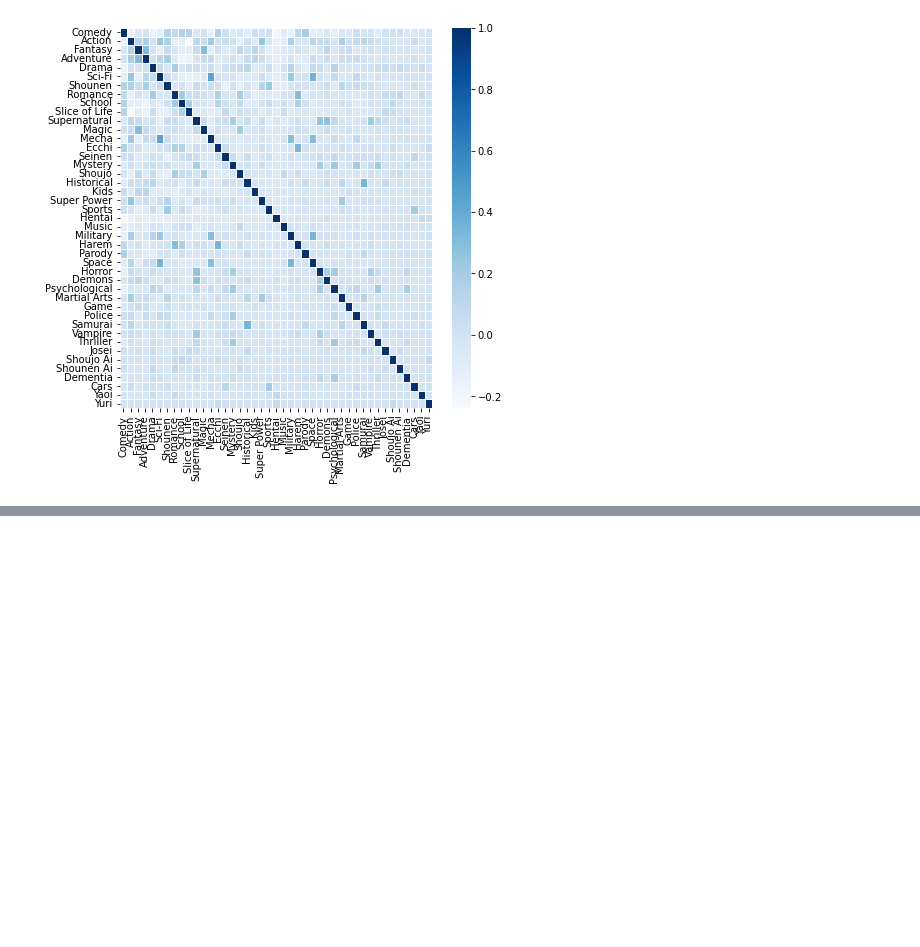
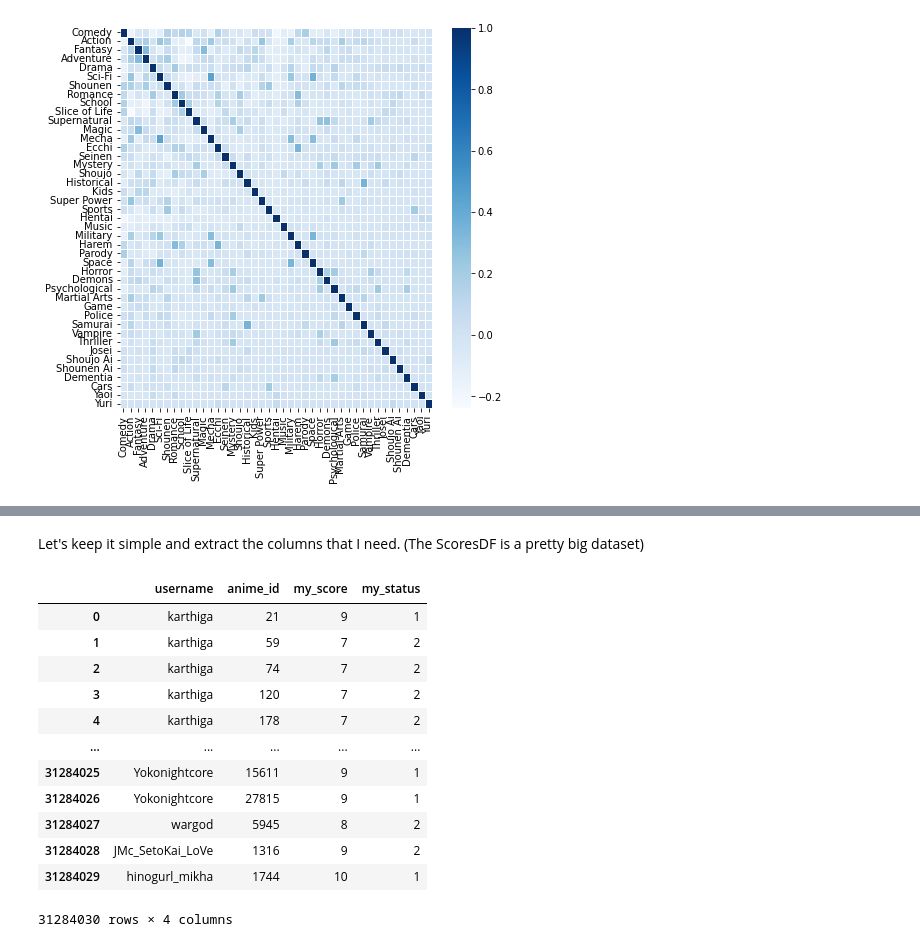
Before and after one commit to HWaiChan/anime-ml, a Jupyter notebook: data-visualisation.ipynb, the cells around one changed output, grey strips where cells are left out. Saved outputs shown, nothing was run; the diff lists cells and outputs as text; code cells hidden in the pictures; blank space fills up the shorter version.

```diff
--- a/data-visualisation.ipynb
+++ b/data-visualisation.ipynb
@@ -104,0 +121,19 @@ plt.show()
+# %% [markdown]
+Let's keep it simple and extract the columns that I need. (The ScoresDF is a pretty big dataset)
+# %%
+ScoresDF_lite = ScoresDF[['username', 'anime_id', 'my_score', 'my_status']]
+ScoresDF_lite
+# %% [output]
+|  | username | anime_id | my_score | my_status |
+| 0 | karthiga | 21 | 9 | 1 |
+| 1 | karthiga | 59 | 7 | 2 |
+| 2 | karthiga | 74 | 7 | 2 |
+| 3 | karthiga | 120 | 7 | 2 |
+| 4 | karthiga | 178 | 7 | 2 |
+| ... | ... | ... | ... | ... |
+| 31284025 | Yokonightcore | 15611 | 9 | 1 |
+| 31284026 | Yokonightcore | 27815 | 9 | 1 |
+| 31284027 | wargod | 5945 | 8 | 2 |
+| 31284028 | JMc_SetoKai_LoVe | 1316 | 9 | 2 |
+| 31284029 | hinogurl_mikha | 1744 | 10 | 1 |
+31284030 rows × 4 columns
```
Also changed, not shown: parts of 14 cells of this notebook.
